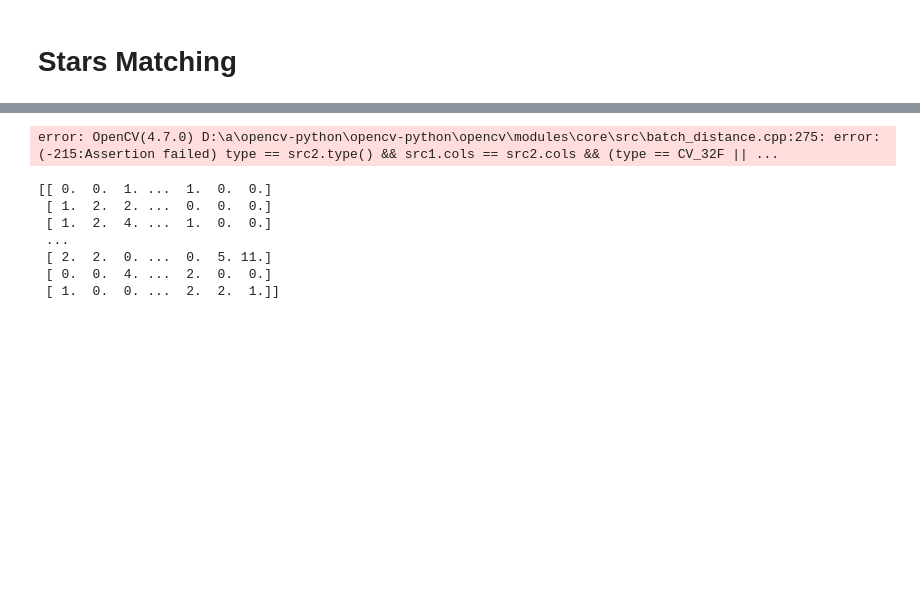
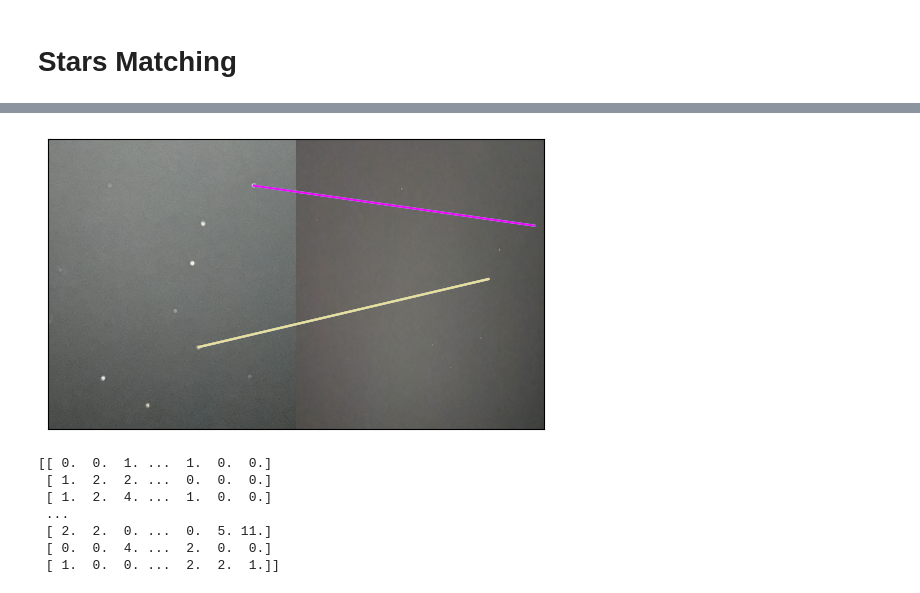
Before and after one commit to Jon400/New_Space_Ex1, a Jupyter notebook: Untitled.ipynb, the cells around one changed output, grey strips where cells are left out. Drawn from its saved outputs; the diff is of its cells as text; code cells hidden in the pictures; blank space fills up the shorter version.

Commit message:
Added ransac

```diff
--- a/Untitled.ipynb
+++ b/Untitled.ipynb
@@ -169,0 +166,7 @@ plt.show()
+# %%
+from skimage.transform import SimilarityTransform
+from skimage.measure import ransac
+
+model, inliers = ransac((lst[:,0], lst[:,1]), SimilarityTransform, 4, residual_threshold=0.2)
+print(lst[inliers])
+new_lst=lst[inliers]
@@ -170,22 +191,44 @@ plt.show()
 # %%
 import numpy as np
-from astropy.coordinates import SkyCoord, match_coordinates_sky
-from astropy import units as u
-from skimage.feature import blob_dog
 import cv2
+import matplotlib.pyplot as plt
 
-img1 = cv2.imread("Boaz stars 1.png", cv2.IMREAD_GRAYSCALE)
-img2 = cv2.imread("Boaz stars 2.png", cv2.IMREAD_GRAYSCALE)
+img1 = cv2.imread("Boaz stars 1.png")
+img2 = cv2.imread("Boaz stars 2.png")
+h_scale = img1.shape[0]/img2.shape[0]
+w_scale = img1.shape[1]/img2.shape[1]
+# Flip the second image horizontally
+img2 = cv2.resize(img2, img1.shape[:2][::-1] )
 
-tbl1 = blob_dog(img1, threshold=0.1,overlap=1)
-positions1 = tbl1[:,[0,1]]
-tbl2 = blob_dog(img2, threshold=0.1,overlap=1)
-positions2 = tbl2[:,[0,1]]
+# Draw matches between blobs
+fig, ax = plt.subplots()
+ax.imshow(np.hstack((img1,img2)))
+ax.invert_yaxis()
+ax.set_xticks([])
+ax.set_yticks([])
 
-bf = cv2.BFMatcher()
-matches = bf.knnMatch(positions1,positions2,k=3)
+# Generate random colors for matches
+colors = np.random.rand(len(lst), 3)
+i = 0
+
+# Draw matches between blobs
+for match in new_lst:
+    coord1 = tuple(match[0])
+    coord2 = tuple(match[1])
+
+    # Scale the position of the second blob
+    coord2 = (int(coord2[0] * h_scale), int(coord2[1] * w_scale) + img1.shape[1])
+
+    # Draw line between matched blobs
+    ax.plot([coord1[1], coord2[1]], [coord1[0], coord2[0]], '-', color=colors[i])
+    i+=1
+
+
+# Remove tick marks and display image
+ax.axis('on')
+plt.show()
 # %% [output]
-error: OpenCV(4.7.0) D:\a\opencv-python\opencv-python\opencv\modules\core\src\batch_distance.cpp:275: error: (-215:Assertion failed) type == src2.type() && src1.cols == src2.cols && (type == CV_32F || ...
+[figure, added]
 # %%
 import numpy as np
 import cv2 as cv
```
Also changed, not shown: parts of 6 cells of this notebook.
